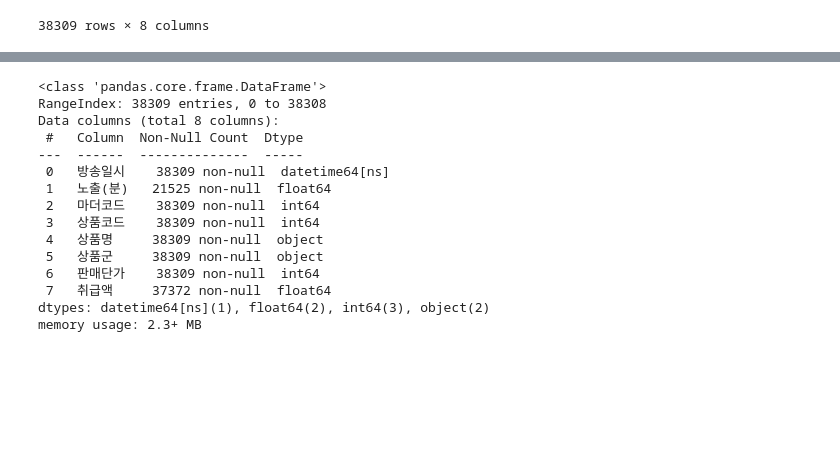
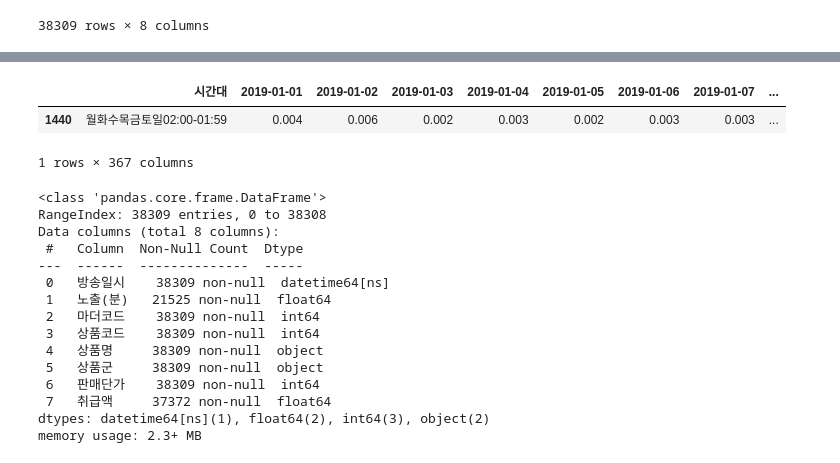
Before and after one commit to hyedus/2020Bigcontest, a Jupyter notebook: 데이터확인.ipynb, the cells around one changed output, grey strips where cells are left out. Saved outputs shown, nothing was run; the diff lists cells and outputs as text; code cells hidden in the pictures; blank space fills up the shorter version.

```diff
--- a/데이터확인.ipynb
+++ b/데이터확인.ipynb
@@ -24,3 +93,10 @@ df
+# %%
+mean_ = rate.iloc[1440:,:]
+mean_.
+# %% [output]
+|  | 시간대 | 2019-01-01 | 2019-01-02 | 2019-01-03 | 2019-01-04 | 2019-01-05 | 2019-01-06 | 2019-01-07 | ... |
+| 1440 | 월화수목금토일02:00-01:59 | 0.004 | 0.006 | 0.002 | 0.003 | 0.002 | 0.003 | 0.003 | ... |
+1 rows × 367 columns
 # %%
 df.info()
 # %% [output]
```
Also changed, not shown: parts of 20 cells of this notebook.
